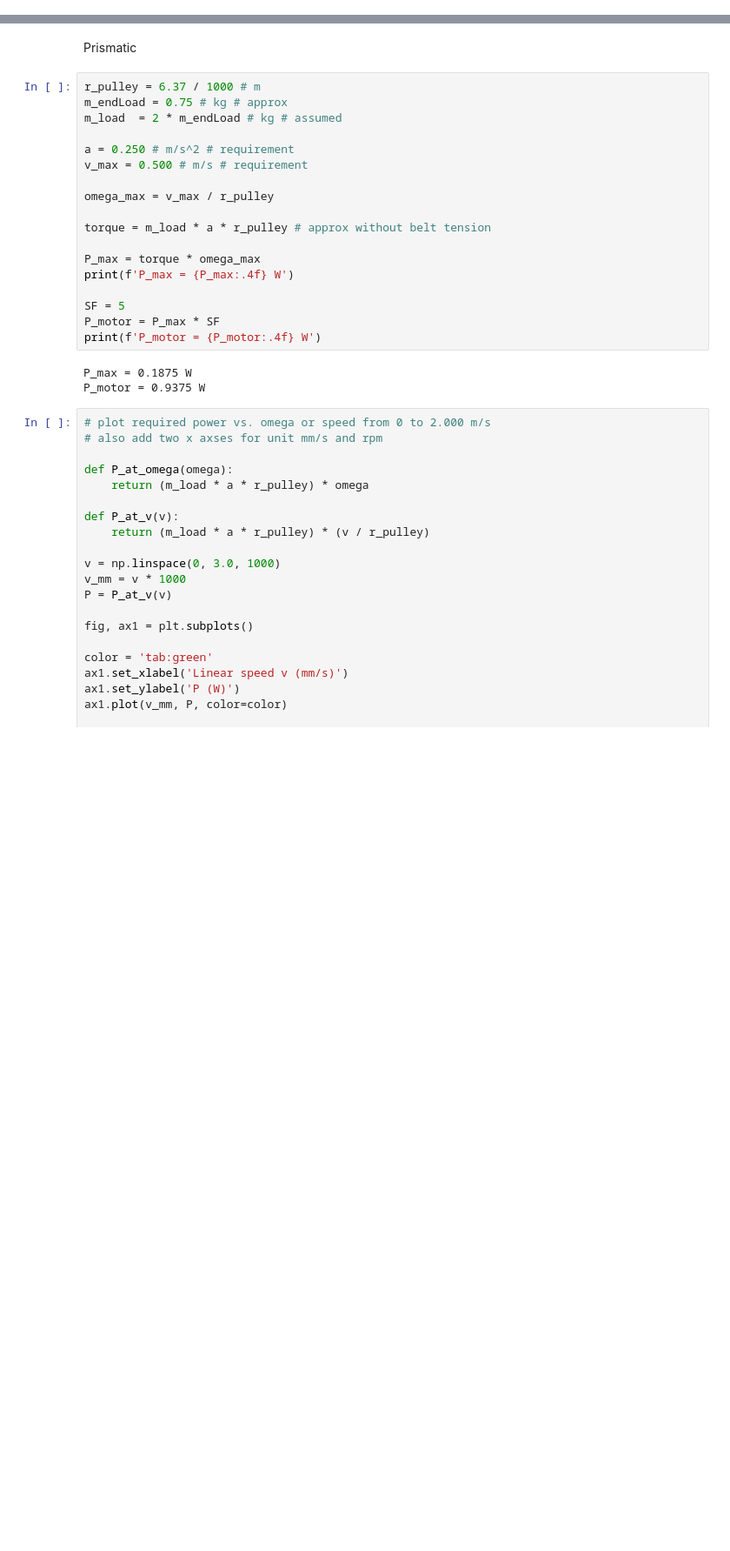
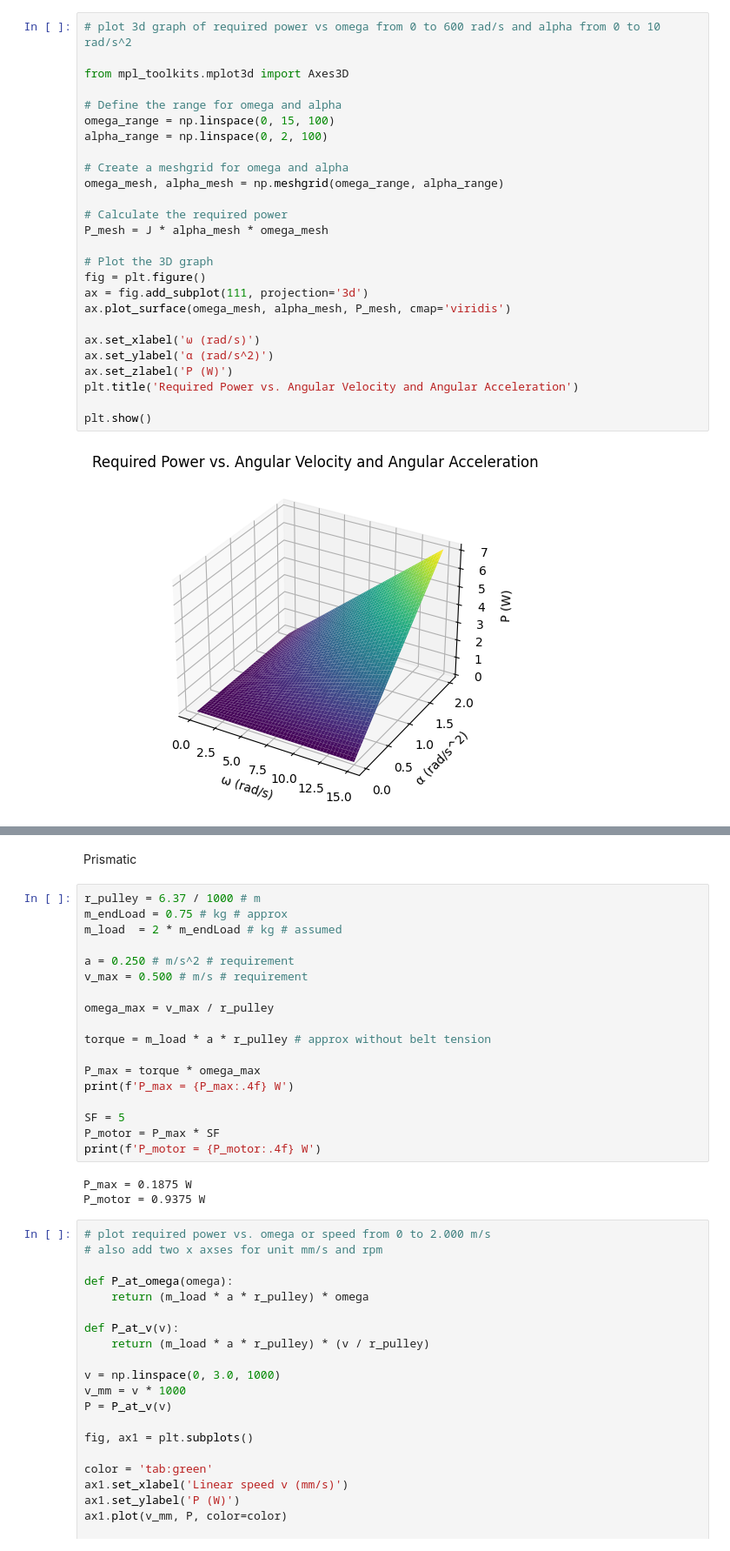
Before and after one commit to lyDevper/Autto-Pen-Calculation, a Jupyter notebook: Power_calc.ipynb, the cells around one changed output, grey strips where cells are left out. Shown at 87% size. Cells and saved outputs as stored; diff of their text form; blank space fills up the shorter version.

```diff
--- a/Power_calc.ipynb
+++ b/Power_calc.ipynb
@@ -56,0 +114,28 @@ plt.show()
+# %%
+# plot 3d graph of required power vs omega from 0 to 600 rad/s and alpha from 0 to 10 rad/s^2
+
+from mpl_toolkits.mplot3d import Axes3D
+
+# Define the range for omega and alpha
+omega_range = np.linspace(0, 15, 100)
+alpha_range = np.linspace(0, 2, 100)
+
+# Create a meshgrid for omega and alpha
+omega_mesh, alpha_mesh = np.meshgrid(omega_range, alpha_range)
+
+# Calculate the required power
+P_mesh = J * alpha_mesh * omega_mesh
+
+# Plot the 3D graph
+fig = plt.figure()
+ax = fig.add_subplot(111, projection='3d')
+ax.plot_surface(omega_mesh, alpha_mesh, P_mesh, cmap='viridis')
+
+ax.set_xlabel('ω (rad/s)')
+ax.set_ylabel('α (rad/s^2)')
+ax.set_zlabel('P (W)')
+plt.title('Required Power vs. Angular Velocity and Angular Acceleration')
+
+plt.show()
+# %% [output]
+[figure, added]
```
Also changed, not shown: parts of 6 cells of this notebook, 1 other file.
